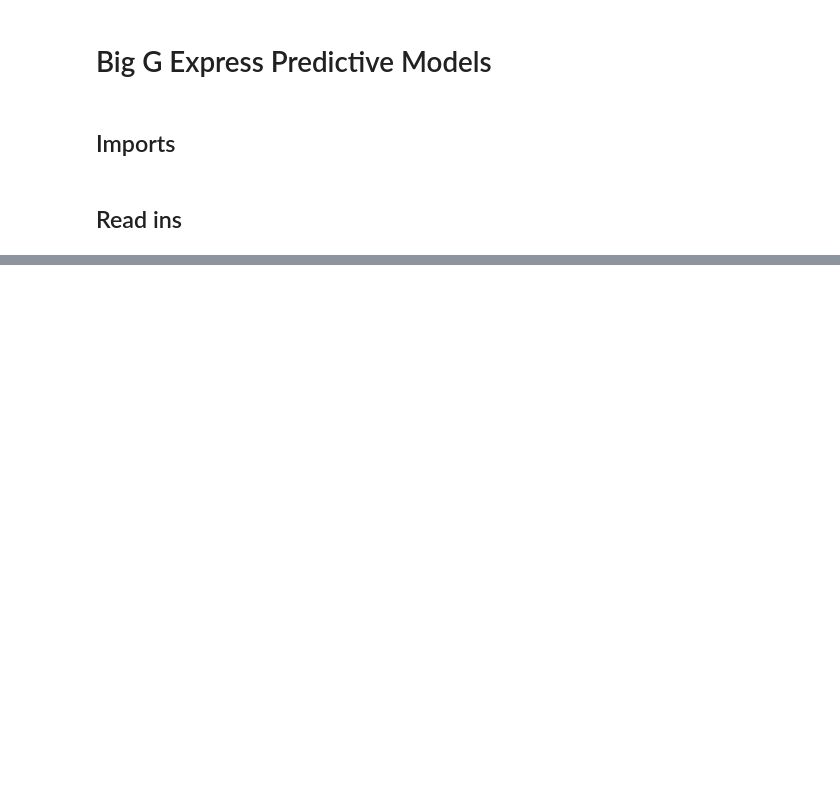
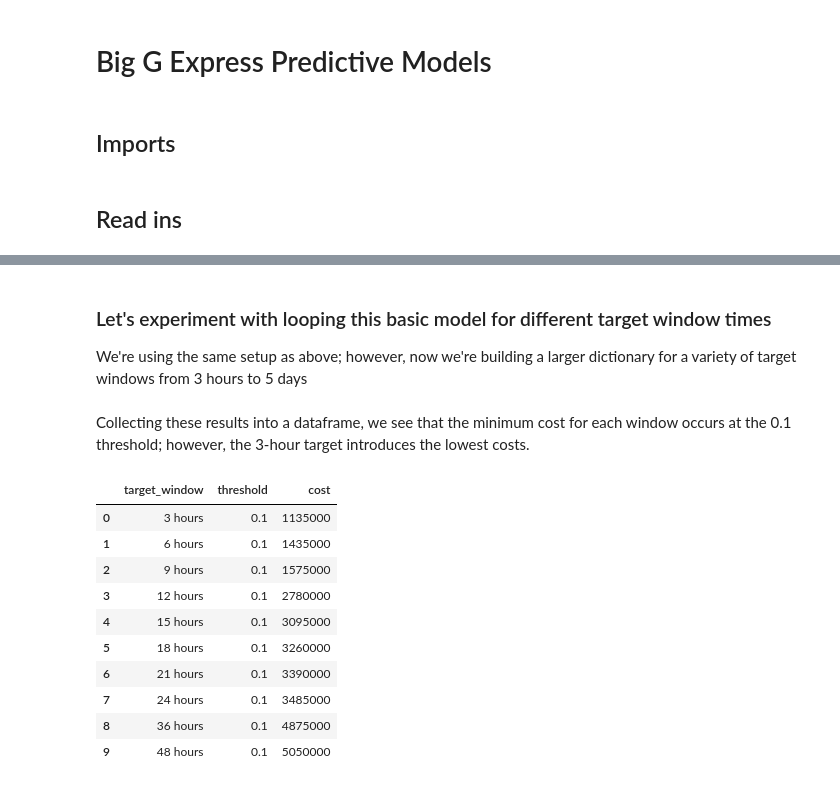
Before and after one commit to jrioross/big_g_express, a Jupyter notebook: notebooks/bg_04_derate_models.ipynb, the cells around one changed output, grey strips where cells are left out. Saved outputs shown, nothing was run; the diff lists cells and outputs as text; code cells hidden in the pictures; blank space fills up the shorter version.

```diff
--- a/notebooks/bg_04_derate_models.ipynb
+++ b/notebooks/bg_04_derate_models.ipynb
@@ -32,0 +116,4 @@ df = stratifier(df, trucks = True, breaks = [0.6, 0.8, 1])
+# %%
+threshold_range = np.arange(0, 1.1, 0.1)
+costs = {t: cost_scorer(y_test, [p[1] > t for p in fuel_test_probs], cost_fp=1200, cost_fn=5000) for t in threshold_range}
+costs
@@ -32,0 +132,53 @@ df = stratifier(df, trucks = True, breaks = [0.6, 0.8, 1])
+# %% [markdown]
+### Let's experiment with looping this basic model for different target window times
+We're using the same setup as above; however, now we're building a larger dictionary for a variety of target windows from 3 hours to 5 days
+# %%
+windows = np.concatenate([np.arange(3, 27, 3), np.arange(36, 121, 12)])
+costs_dict = {}
+for window in windows:
+    df = create_target_window(fdwide, both_derate_types=False, target_window_hours=float(window))
+    df_selected = df[['EventTimeStamp', 'EquipmentID', 'FuelLtd', 'target']].dropna()
+
+    X = df_selected[['EventTimeStamp', 'EquipmentID', 'FuelLtd']]
+    y = df_selected[['EventTimeStamp', 'EquipmentID','target']]
+
+    X_train, y_train, X_test, y_test, X_val, y_val = train_test_val_split(X, y, trucks = True)
+
+    pipeline = Pipeline([
+        ('scaler', StandardScaler()),
+        ('logreg', LogisticRegression())
+    ])
+
+    pipeline.fit(X_train, y_train)
+    y_pred = pipeline.predict(X_test)
+    fuel_test_probs = pipeline.predict_proba(X_test)
+
+    threshold_range = np.arange(0, 1.1, 0.1)
+    costs_dict[f"{window} hours"] = {t: cost_scorer(y_test, [p[1] > t for p in fuel_test_probs], cost_fp=1200, cost_fn=5000) for t in threshold_range}
+# %% [markdown]
+Collecting these results into a dataframe, we see that the minimum cost for each window occurs at the 0.1 threshold; however, the 3-hour target introduces the lowest costs.
+# %%
+costs_df = (pd.DataFrame.from_dict(costs_dict, orient='index')
+        .reset_index()
+        .melt(id_vars='index',
+              var_name='threshold',
+              value_name='cost')
+        .rename(columns = {'index': 'target_window'})
+    )
+(costs_df.sort_values(['cost', 'threshold'])
+         .drop_duplicates(subset = ['target_window', 'cost'])
+         .reset_index(drop = True)
+         .head(10)
+)
+# %% [output]
+|  | target_window | threshold | cost |
+| 0 | 3 hours | 0.1 | 1135000 |
+| 1 | 6 hours | 0.1 | 1435000 |
+| 2 | 9 hours | 0.1 | 1575000 |
+| 3 | 12 hours | 0.1 | 2780000 |
+| 4 | 15 hours | 0.1 | 3095000 |
+| 5 | 18 hours | 0.1 | 3260000 |
+| 6 | 21 hours | 0.1 | 3390000 |
+| 7 | 24 hours | 0.1 | 3485000 |
+| 8 | 36 hours | 0.1 | 4875000 |
+| 9 | 48 hours | 0.1 | 5050000 |
```
Also changed, not shown: parts of 23 cells of this notebook.
